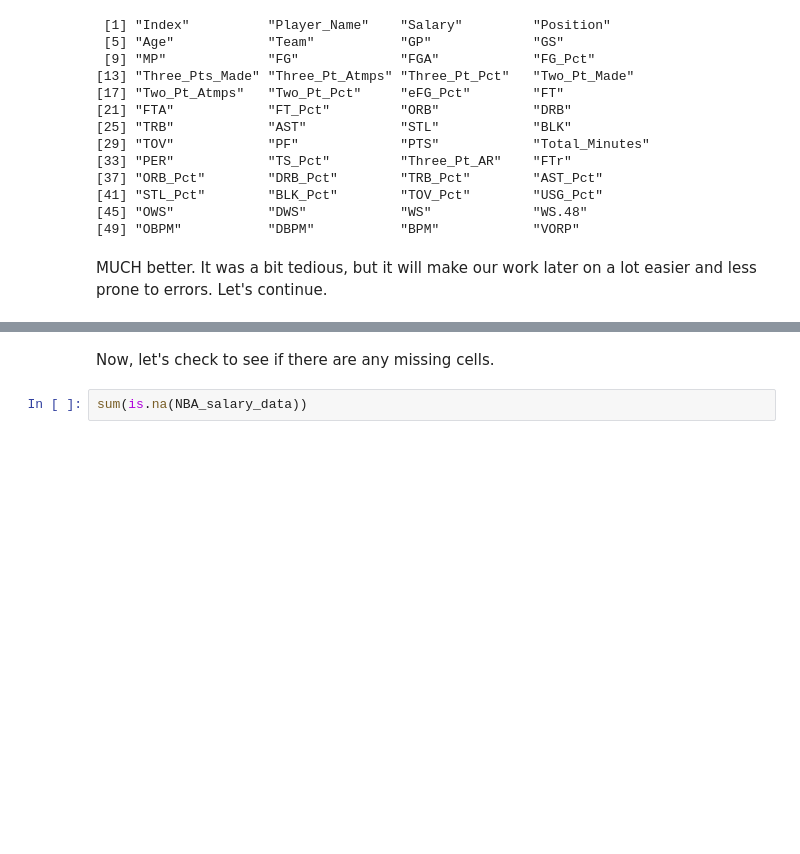
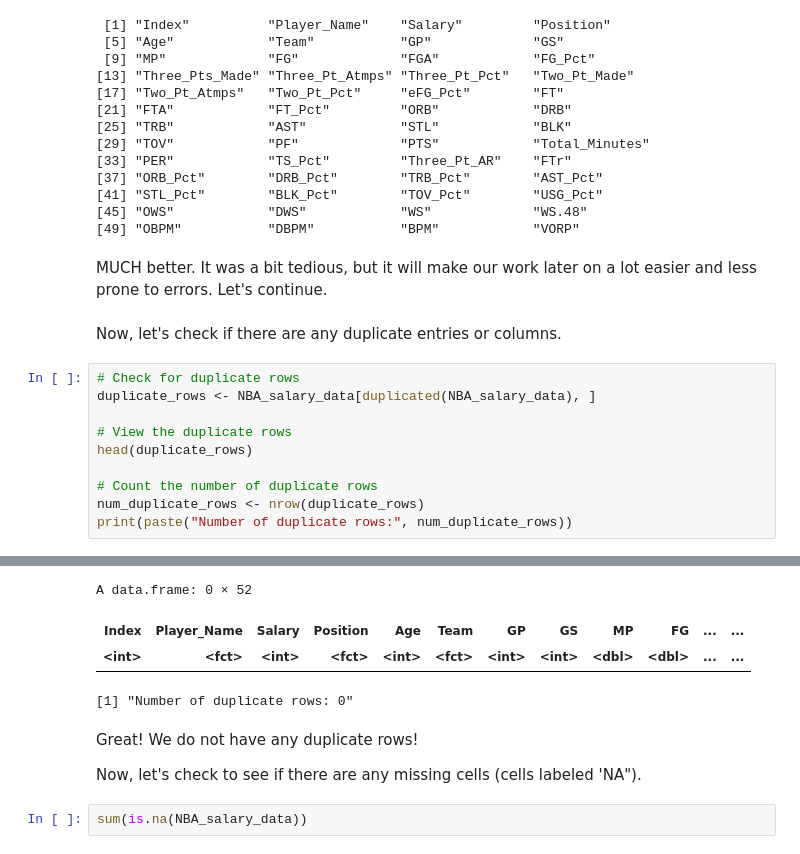
Before and after one commit to jhcrowley/DCSI-100-Group-33, a Jupyter notebook: DSCI_Final_Project_V1.ipynb, the cells around one changed output, grey strips where cells are left out. Cells and saved outputs as stored; diff of their text form; blank space fills up the shorter version.

```diff
--- a/DSCI_Final_Project_V1.ipynb
+++ b/DSCI_Final_Project_V1.ipynb
@@ -197,3 +207,16 @@ print(colnames(NBA_salary_data))
 [49] "OBPM"           "DBPM"           "BPM"            "VORP"
 # %% [markdown]
 MUCH better. It was a bit tedious, but it will make our work later on a lot easier and less prone to errors. Let's continue.
+# %% [markdown]
+Now, let's check if there are any duplicate entries or columns.
+# %%
+# Check for duplicate rows
+duplicate_rows <- NBA_salary_data[duplicated(NBA_salary_data), ]
+
+# View the duplicate rows
+head(duplicate_rows)
+
+# Count the number of duplicate rows
+num_duplicate_rows <- nrow(duplicate_rows)
+print(paste("Number of duplicate rows:", num_duplicate_rows))
+# %% [output]
@@ -200,5 +231,11 @@ MUCH better. It was a bit tedious, but it will make our work later on a lot easi
+A data.frame: 0 × 52
+| Index | Player_Name | Salary | Position | Age | Team | GP | GS | MP | FG | ... | ... |
+| <int> | <fct> | <int> | <fct> | <int> | <fct> | <int> | <int> | <dbl> | <dbl> | ... | ... |
+[1] "Number of duplicate rows: 0"
 # %% [markdown]
-Now, let's check to see if there are any missing cells.
+Great! We do not have any duplicate rows!
+
+Now, let's check to see if there are any missing cells (cells labeled 'NA").
 # %%
 sum(is.na(NBA_salary_data))
 # %% [output]
```
Also changed, not shown: parts of 21 cells of this notebook.
